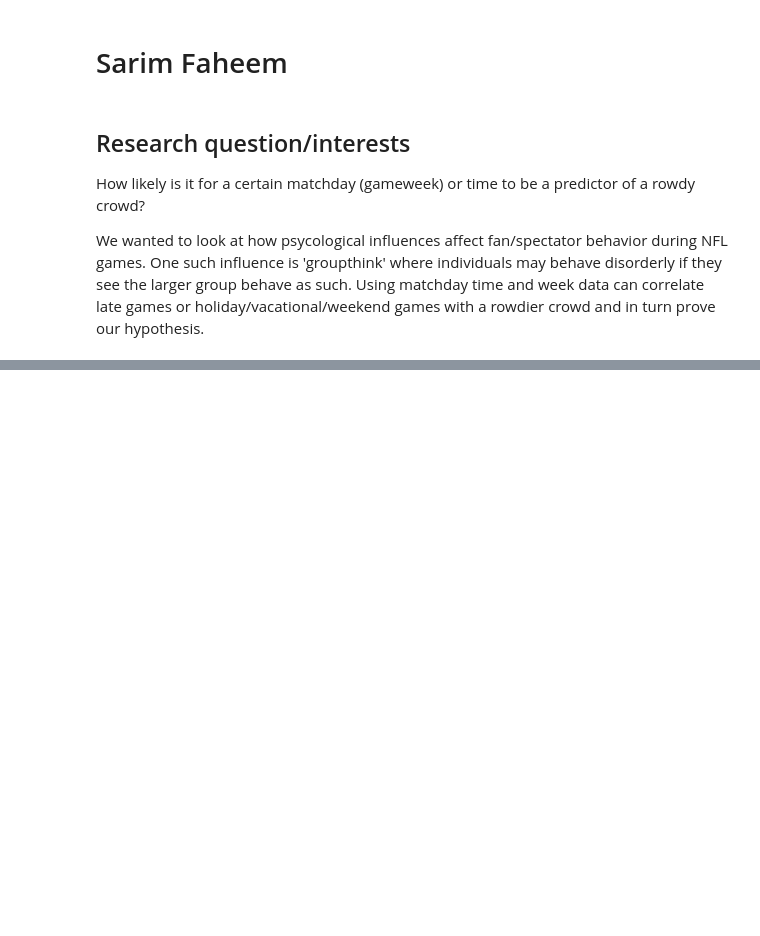
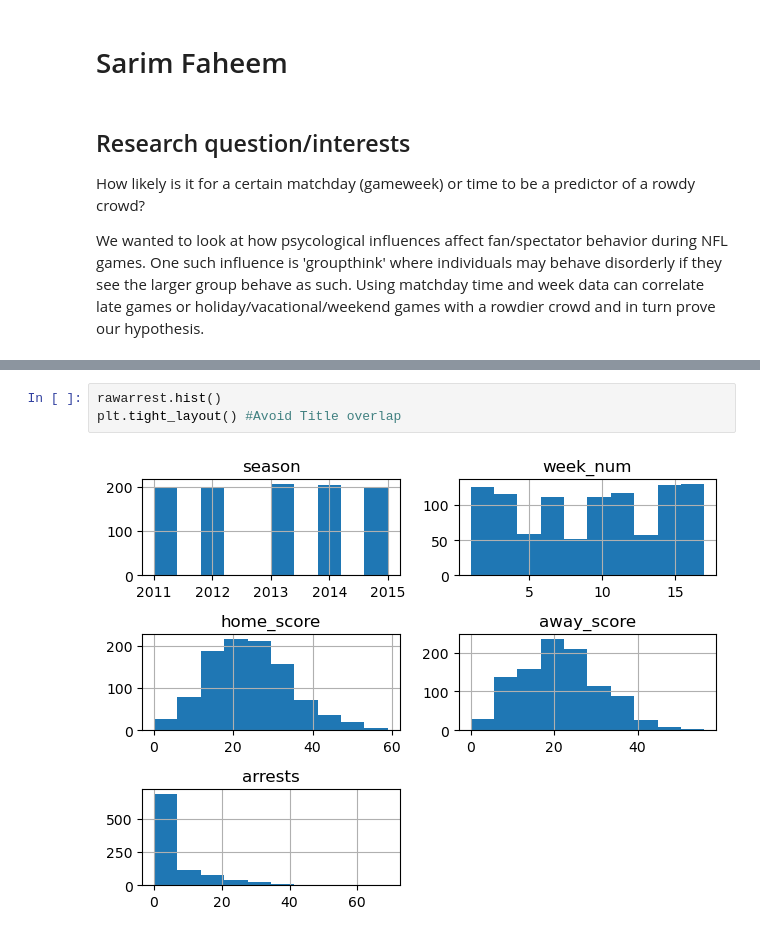
Before and after one commit to ubco-W2022T1-cosc301/project-group03, a Jupyter notebook: notebooks/analysis3.ipynb, the cells around one changed output, grey strips where cells are left out. Drawn from its saved outputs; the diff is of its cells as text; blank space fills up the shorter version.

```diff
--- a/notebooks/analysis3.ipynb
+++ b/notebooks/analysis3.ipynb
@@ -31,0 +215,5 @@ pwd
+# %%
+rawarrest.hist()
+plt.tight_layout() #Avoid Title overlap
+# %% [output]
+[figure, added]
```
Also changed, not shown: parts of 34 cells of this notebook, 1 other file.
